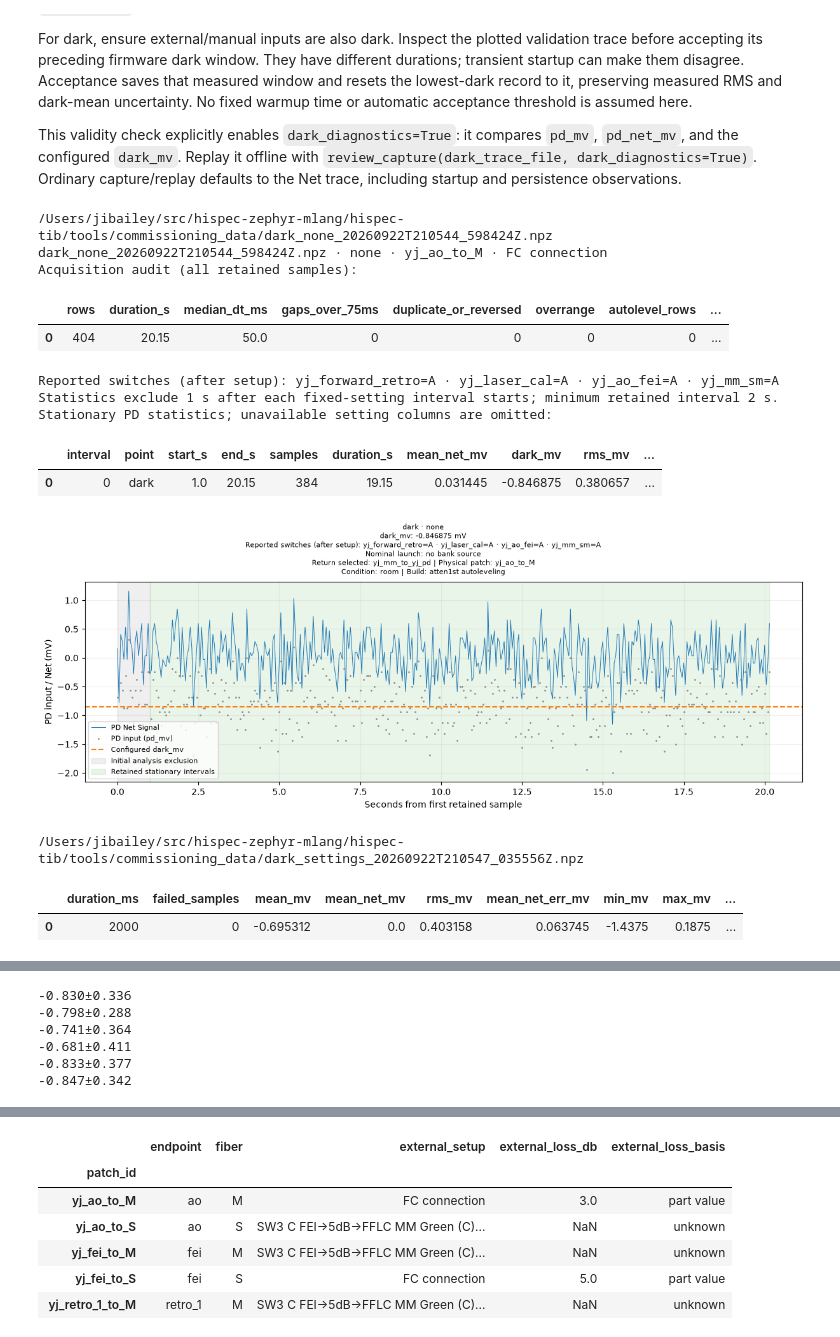
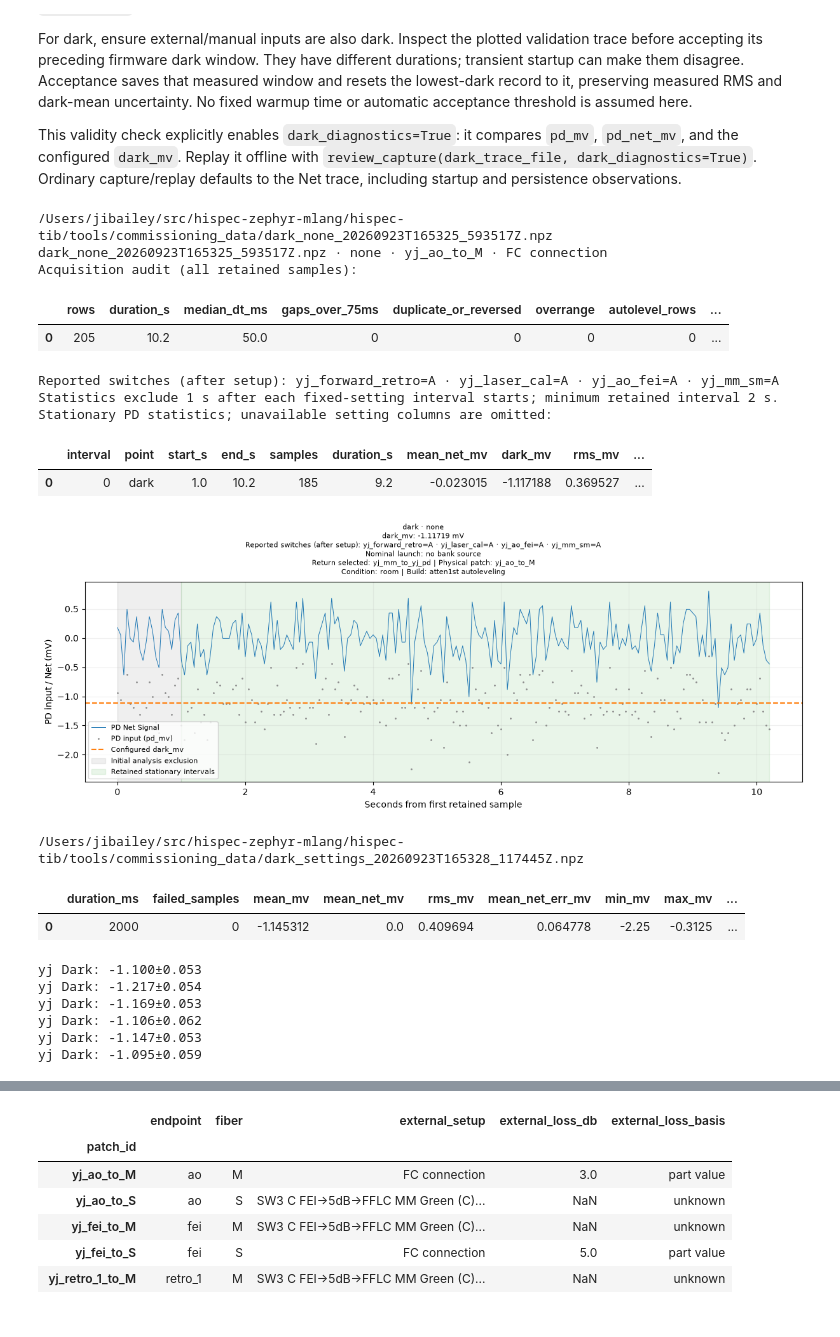
Before and after one commit to COO-Utilities/hispec-tib, a Jupyter notebook: tools/tib_pcb_commissioning.ipynb, the cells around one changed output, grey strips where cells are left out. Drawn from its saved outputs; the diff is of its cells as text; code cells hidden in the pictures.

```diff
--- a/tools/tib_pcb_commissioning.ipynb
+++ b/tools/tib_pcb_commissioning.ipynb
@@ -212,10 +219,8 @@ def launch_components(laser, output):
 
 
 def capture_details(context, samples=None, *, experiment='capture'):
-    """Readable capture identity from its archive, never from today's PCB/configuration.
-
-    Reported states are software intent, not optical position measurements. Historical
-    pre-setup snapshots cannot establish the states used during calibration or throughput.
+    """Readable capture identity (that is the saved configuration and state info) from its archive.
+    Does not fall back to current anything.
     """
     laser = 'none' if experiment == 'dark' else str(parameter(context, 'laser', 'unspecified'))
     output = str(parameter(context, 'output', 'unrecorded'))
@@ -517,12 +524,11 @@ source_power_readings = pd.DataFrame([
     ('1430yj', .1, .02418, .00001838, 50.),
     ('1430yj', .5, .08110, .00003400, 50.),
     ('1430yj', 1., .15110, .00013110, 50.)],
-    columns=['laser', 'level', 'power_uw', 'reported_pm_uw', 'static_part_label_db'])
+    columns=['laser', 'level', 'power_uw', 'err_uw', 'measuerment_atten_db'])
 source_power_readings['sensor'] = 'S154C'
 source_power_readings['reference_plane'] = 'sensor after static attenuator and measurement fiber'
 source_power_readings['measurement_fiber_loss_db'] = np.nan
 source_power_readings['uncertainty_kind'] = 'reported ±; statistical interpretation unspecified'
 display(source_power_readings.loc[source_power_readings.laser.isin(LASERS),
-    ['laser', 'level', 'power_uw', 'reported_pm_uw', 'static_part_label_db']]
-    .rename(columns={'static_part_label_db': 'entered_attenuation_db'}))
+    ['laser', 'level', 'power_uw', 'err_uw', 'measuerment_atten_db']])
 # %% [output]
@@ -568,11 +574,11 @@ else:
     fig, axes = plt.subplots(1, source_plot_readings.laser.nunique(), squeeze=False,
                              figsize=(12, 3.5), layout='constrained')
     for ax, (name, group) in zip(axes.flat, source_plot_readings.groupby('laser', sort=False)):
-        ax.errorbar(group.level, group.power_uw, yerr=group.reported_pm_uw, fmt='o', capsize=3, label='S154C, reported ±')
+        ax.errorbar(group.level, group.power_uw, yerr=group.err_uw, fmt='o', capsize=3, label='S154C, reported ±')
         if CONNECT:
             model = source_comparison.loc[source_comparison.laser.eq(name)]
             # Entered attenuation is an estimate, not a calibrated measurement of the complete path.
-            ax.plot(model.level, model.nominal_diode_uw*10**(-model.static_part_label_db/10), ':',
+            ax.plot(model.level, model.nominal_diode_uw*10**(-model.measuerment_atten_db/10), ':',
                     label='PCB model × entered transmission')
         ax.set(title=name, xlabel='Laser command value', ylabel='Power (µW)')
         ax.legend(fontsize=7)
@@ -730,37 +737,51 @@ def collect_trace(client, monitor, laser, seconds, label, *, context, extra=None
 # %%
 RUN_DARK = True
 DARK_DURATION_MS = 2000
-DARK_TRACE_SECONDS = 20.0
+DARK_TRACE_SECONDS = 10.0
 if RUN_DARK:
     pcb.stop_throughput('all')
     for name in LASERS:
         pcb.laser(name, stop=True)
+        pcb.atten(name, value1_mv=3000, value2_mv=3000)
 
     context = snapshot(pcb, 'none')
     monitor = open_stream(pcb, DARK_TRACE_SECONDS)
     pcb.pd(CHANNEL)
     dark_trace_file = collect_trace(pcb, monitor, 'none', DARK_TRACE_SECONDS, 'dark', context=context, dark_diagnostics=True)
     dark = pcb.pd_dark(CHANNEL, duration_ms=DARK_DURATION_MS, persist=False)
 
     while dark.pending:
         time.sleep(.25)
         dark = pcb.pd_dark(CHANNEL)
 
     dark_file = save_tables('dark_settings', dark=parameter_table(asdict(dark)))
     reviewed_dark = dark.dark
     display(pd.DataFrame([asdict(reviewed_dark)]).assign(measurement='firmware dark window'))
+
+pcb.pd_dark(CHANNEL, duration_ms=DARK_DURATION_MS, persist=False);time.sleep(2.1);x=pcb.pd_dark(CHANNEL);print(f'{CHANNEL} Dark: {x.dark.mean_mv:.3f}±{x.dark.mean_net_err_mv:.3f}')
+pcb.pd_dark(CHANNEL, duration_ms=DARK_DURATION_MS, persist=False);time.sleep(2.1);x=pcb.pd_dark(CHANNEL);print(f'{CHANNEL} Dark: {x.dark.mean_mv:.3f}±{x.dark.mean_net_err_mv:.3f}')
+pcb.pd_dark(CHANNEL, duration_ms=DARK_DURATION_MS, persist=False);time.sleep(2.1);x=pcb.pd_dark(CHANNEL);print(f'{CHANNEL} Dark: {x.dark.mean_mv:.3f}±{x.dark.mean_net_err_mv:.3f}')
+pcb.pd_dark(CHANNEL, duration_ms=DARK_DURATION_MS, persist=False);time.sleep(2.1);x=pcb.pd_dark(CHANNEL);print(f'{CHANNEL} Dark: {x.dark.mean_mv:.3f}±{x.dark.mean_net_err_mv:.3f}')
+pcb.pd_dark(CHANNEL, duration_ms=DARK_DURATION_MS, persist=False);time.sleep(2.1);x=pcb.pd_dark(CHANNEL);print(f'{CHANNEL} Dark: {x.dark.mean_mv:.3f}±{x.dark.mean_net_err_mv:.3f}')
+pcb.pd_dark(CHANNEL, duration_ms=DARK_DURATION_MS, persist=False);time.sleep(2.1);x=pcb.pd_dark(CHANNEL);print(f'{CHANNEL} Dark: {x.dark.mean_mv:.3f}±{x.dark.mean_net_err_mv:.3f}')
 # %% [output]
-/Users/jibailey/src/hispec-zephyr-mlang/hispec-tib/tools/commissioning_data/dark_none_20260922T210544_598424Z.npz
-dark_none_20260922T210544_598424Z.npz · none · yj_ao_to_M · FC connection
+/Users/jibailey/src/hispec-zephyr-mlang/hispec-tib/tools/commissioning_data/dark_none_20260923T165325_593517Z.npz
+dark_none_20260923T165325_593517Z.npz · none · yj_ao_to_M · FC connection
 Acquisition audit (all retained samples):
 |  | rows | duration_s | median_dt_ms | gaps_over_75ms | duplicate_or_reversed | overrange | autolevel_rows | ... |
-| 0 | 404 | 20.15 | 50.0 | 0 | 0 | 0 | 0 | ... |
+| 0 | 205 | 10.2 | 50.0 | 0 | 0 | 0 | 0 | ... |
 Reported switches (after setup): yj_forward_retro=A · yj_laser_cal=A · yj_ao_fei=A · yj_mm_sm=A
 Statistics exclude 1 s after each fixed-setting interval starts; minimum retained interval 2 s.
 Stationary PD statistics; unavailable setting columns are omitted:
 |  | interval | point | start_s | end_s | samples | duration_s | mean_net_mv | dark_mv | rms_mv | ... |
-| 0 | 0 | dark | 1.0 | 20.15 | 384 | 19.15 | 0.031445 | -0.846875 | 0.380657 | ... |
+| 0 | 0 | dark | 1.0 | 10.2 | 185 | 9.2 | -0.023015 | -1.117188 | 0.369527 | ... |
-[figure, old version]
+[figure, new version]
-/Users/jibailey/src/hispec-zephyr-mlang/hispec-tib/tools/commissioning_data/dark_settings_20260922T210547_035556Z.npz
+/Users/jibailey/src/hispec-zephyr-mlang/hispec-tib/tools/commissioning_data/dark_settings_20260923T165328_117445Z.npz
 |  | duration_ms | failed_samples | mean_mv | mean_net_mv | rms_mv | mean_net_err_mv | min_mv | max_mv | ... |
-| 0 | 2000 | 0 | -0.695312 | 0.0 | 0.403158 | 0.063745 | -1.4375 | 0.1875 | ... |
+| 0 | 2000 | 0 | -1.145312 | 0.0 | 0.409694 | 0.064778 | -2.25 | -0.3125 | ... |
+yj Dark: -1.100±0.053
+yj Dark: -1.217±0.054
+yj Dark: -1.169±0.053
+yj Dark: -1.106±0.062
+yj Dark: -1.147±0.053
+yj Dark: -1.095±0.059
@@ -767,17 +792,3 @@ Stationary PD statistics; unavailable setting columns are omitted:
-# %%
-pcb.pd_dark(CHANNEL, duration_ms=DARK_DURATION_MS, persist=False);time.sleep(2.1);x=pcb.pd_dark(CHANNEL);print(f'{x.dark.mean_mv:.3f}±{x.dark.mean_net_err_mv:.3f}')
-pcb.pd_dark(CHANNEL, duration_ms=DARK_DURATION_MS, persist=False);time.sleep(2.1);x=pcb.pd_dark(CHANNEL);print(f'{x.dark.mean_mv:.3f}±{x.dark.mean_net_err_mv:.3f}')
-pcb.pd_dark(CHANNEL, duration_ms=DARK_DURATION_MS, persist=False);time.sleep(2.1);x=pcb.pd_dark(CHANNEL);print(f'{x.dark.mean_mv:.3f}±{x.dark.mean_net_err_mv:.3f}')
-pcb.pd_dark(CHANNEL, duration_ms=DARK_DURATION_MS, persist=False);time.sleep(2.1);x=pcb.pd_dark(CHANNEL);print(f'{x.dark.mean_mv:.3f}±{x.dark.mean_net_err_mv:.3f}')
-pcb.pd_dark(CHANNEL, duration_ms=DARK_DURATION_MS, persist=False);time.sleep(2.1);x=pcb.pd_dark(CHANNEL);print(f'{x.dark.mean_mv:.3f}±{x.dark.mean_net_err_mv:.3f}')
-pcb.pd_dark(CHANNEL, duration_ms=DARK_DURATION_MS, persist=False);time.sleep(2.1);x=pcb.pd_dark(CHANNEL);print(f'{x.dark.mean_mv:.3f}±{x.dark.mean_net_err_mv:.3f}')
-# %% [output]
--0.830±0.336
--0.798±0.288
--0.741±0.364
--0.681±0.411
--0.833±0.377
--0.847±0.342
 # %%
 ACCEPT_DARK = True                    # Run separately after reviewing the window and validation trace.
 if ACCEPT_DARK and RUN_DARK:
```
Also changed, not shown: parts of 40 cells of this notebook.
